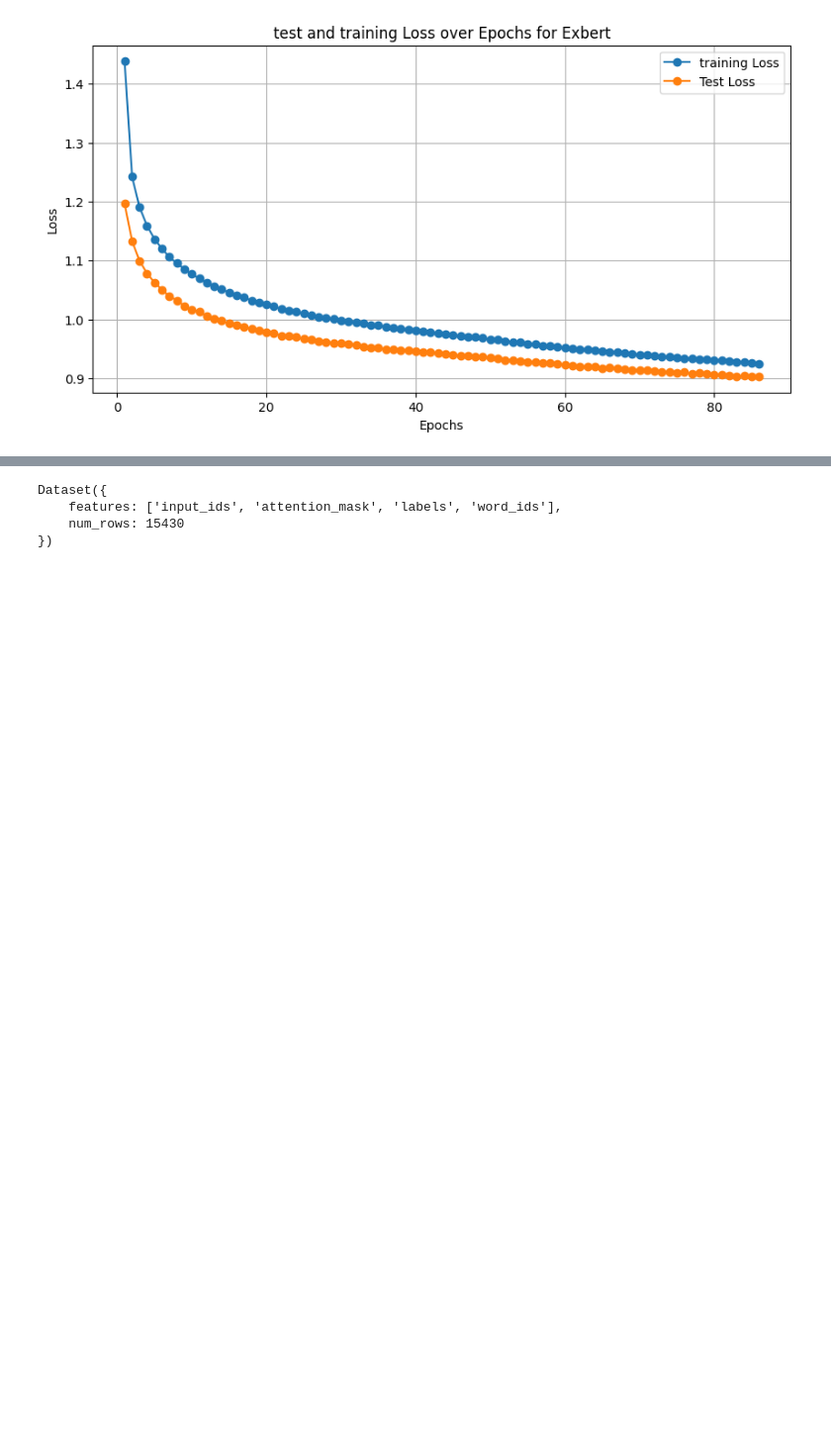
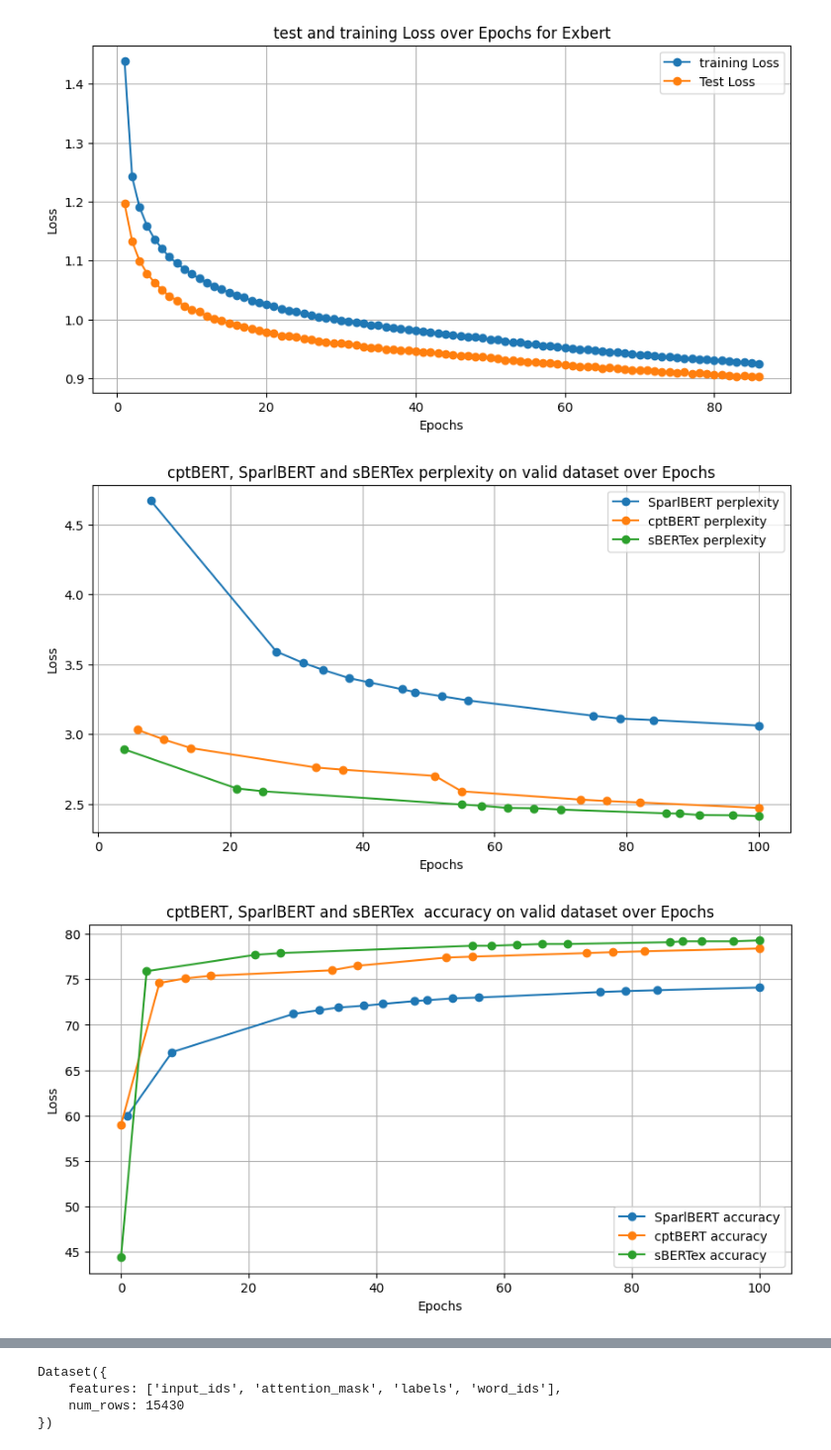
Before and after one commit to swerik-project/pretraining_plm, a Jupyter notebook: finetuning.ipynb, the cells around one changed output, grey strips where cells are left out. Shown at 99% size. Drawn from its saved outputs; the diff is of its cells as text; code cells hidden in the pictures; blank space fills up the shorter version.

Commit message:
work on classification for exbert

```diff
--- a/finetuning.ipynb
+++ b/finetuning.ipynb
@@ -426,3 +396,46 @@ plt.show()
+# %%
+# Comparing perplexity nad accuracy on validation set for from scartch and fientuned model
+#
+#perplexity_scratch=[20.7,4.67,3.59,3.51,3.46,3.40,3.37,3.32,3.3,3.27,3.24,3.13,3.11,3.1,3.06]
+perplexity_scratch=[4.67,3.59,3.51,3.46,3.40,3.37,3.32,3.3,3.27,3.24,3.13,3.11,3.1,3.06]
+accuracy_scratch =[60,67,71.2,71.6,71.9,72.1,72.3,72.6,72.7,72.9,73.0,73.6,73.7,73.8,74.1]
+scratch_epoch =[1,8,27,31,34,38,41,46,48,52,56,75,79,84,100]
+scratch_epoch_bis =[8,27,31,34,38,41,46,48,52,56,75,79,84,100]
+
+perplexity_finetuning=[3.03,2.96,2.90,2.76,2.745,2.70,2.59,2.53,2.52,2.51,2.47]
+accuracy_finetuning=[59,74.6,75.1,75.4,76,76.5,77.4,77.5,77.9,78.0,78.1,78.4]
+finetuning_epoch=[0,6,10,14,33,37,51,55,73,77,82,100]
+finetuning_epoch_bis=[6,10,14,33,37,51,55,73,77,82,100]
+
+perplexity_exbert =[2.89,2.61,2.59,2.495,2.486,2.47,2.468,2.459,2.432,2.43,2.42,2.418,2.412]
+accuracy_exbert=[44.4,75.9,77.7,77.9,78.7,78.7,78.8,78.9,78.9,79.1,79.2,79.2,79.2,79.3]
+exbert_epoch_bis=[4,21,25,55,58,62,66,70,86,88,91,96,100]
+exbert_epoch=[0,4,21,25,55,58,62,66,70,86,88,91,96,100]
+
+plt.figure(figsize=(10, 5))
+plt.plot(scratch_epoch_bis, perplexity_scratch, label='SparlBERT perplexity', marker='o')
+plt.plot(finetuning_epoch_bis, perplexity_finetuning, label='cptBERT perplexity', marker='o')
+plt.plot(exbert_epoch_bis, perplexity_exbert, label='sBERTex perplexity', marker='o')
+plt.title('cptBERT, SparlBERT and sBERTex perplexity on valid dataset over Epochs')
+plt.xlabel('Epochs')
+plt.ylabel('Loss')
+plt.legend()
+plt.grid(True)
+plt.show()
+
+plt.figure(figsize=(10, 5))
+plt.plot(scratch_epoch, accuracy_scratch, label='SparlBERT accuracy', marker='o')
+plt.plot(finetuning_epoch, accuracy_finetuning, label='cptBERT accuracy', marker='o')
+plt.plot(exbert_epoch, accuracy_exbert, label='sBERTex accuracy', marker='o')
+plt.title('cptBERT, SparlBERT and sBERTex  accuracy on valid dataset over Epochs')
+plt.xlabel('Epochs')
+plt.ylabel('Loss')
+plt.legend()
+plt.grid(True)
+plt.show()
+# %% [output]
+[figure, added]
+[figure, added]
 # %%
 # Obeserving training and test loss through epochs
 #
```
Also changed, not shown: parts of 2 cells of this notebook.
